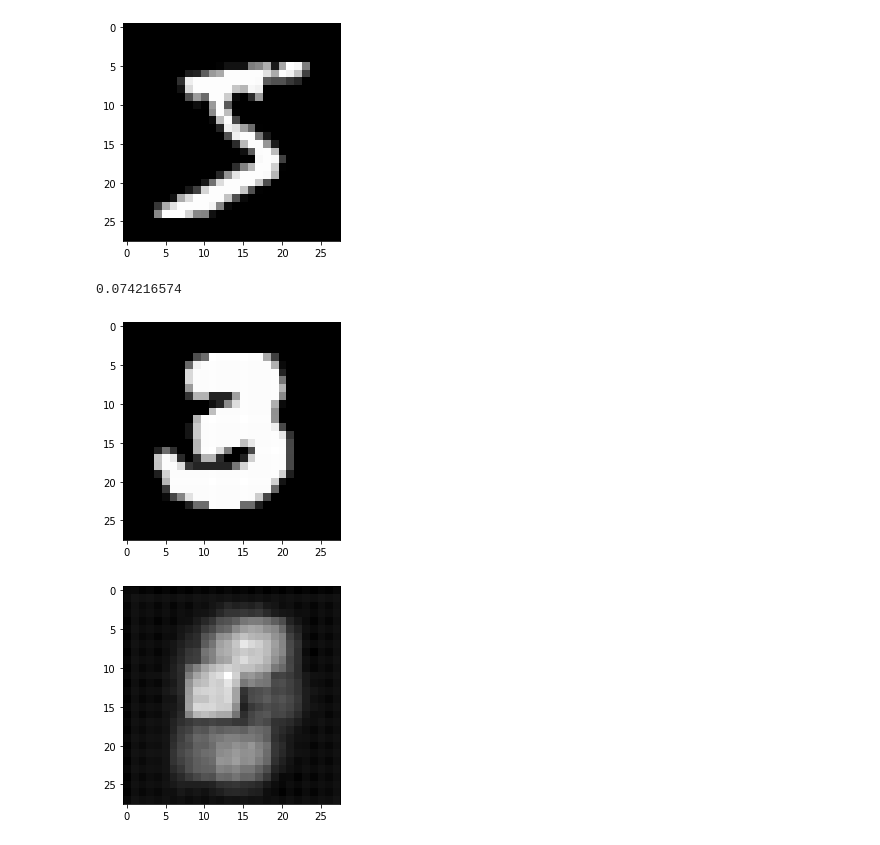
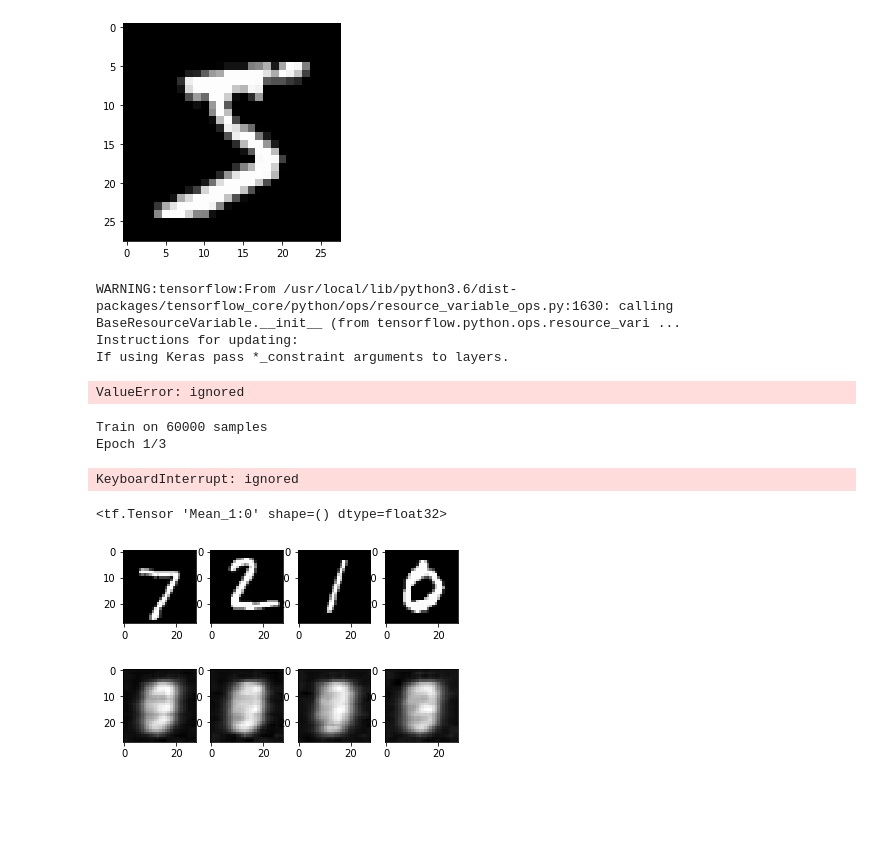
Before and after one commit to bgroenks96/normalizing-flows, a Jupyter notebook: affine-flows-experiments.ipynb, the cells around one changed output. Drawn from its saved outputs; the diff is of its cells as text; code cells hidden in the pictures; blank space fills up the shorter version.

Commit message:
Add beta updates

```diff
--- a/affine-flows-experiments.ipynb
+++ b/affine-flows-experiments.ipynb
@@ -26,6 +36,7 @@ for i in range(1, n_layers):
     flow(Planar())
 # %%
 def vae(wt, ht, flow, n_flows=1, hidden_units=64, z_size=64):
+    from tensorflow.keras.callbacks import LambdaCallback
     p = flow.param_count(z_size)
     input_0 = Input((wt, ht, 1))
     def conv_downsample(x):
@@ -36,36 +47,59 @@ def vae(wt, ht, flow, n_flows=1, hidden_units=64, z_size=64):
         g = GatedConv2DTranspose(hidden_units, 3, activation='linear')
         g_upsample = GatedConv2DTranspose(hidden_units, 3, strides=2)
         return g_upsample(g(x))
-    h = conv_downsample(input_0)
+    h = conv_downsample(conv_downsample(input_0))
     z_mu = Dense(z_size, activation='linear')(Flatten()(h))
     z_log_sigma = Dense(z_size, activation='linear')(Flatten()(h))
     params = Dense(flow.param_count(z_size), activation='linear')(Flatten()(h))
-    z_0, z_k, ldj, kld = FlowLayer(flow)([z_mu, z_log_sigma, params])
-    h_k = Dense(wt//2 * ht // 2, activation='linear')(z_k)
-    x_out = conv_upsample(Reshape((wt//2, ht//2, 1))(h_k))
-    output_0 = Conv2D(1, 1, activation='linear')(x_out)
+    flow_forward = FlowLayer(flow, min_beta=1.0E-3)
+    z_0, z_k, ldj, kld = flow_forward([z_mu, z_log_sigma, params])
+    h_k = Dense(wt//4 * ht // 4, activation='linear')(z_k)
+    h_k = Reshape((wt//4, ht//4, 1))(h_k)
+    x_out = conv_upsample(conv_upsample(h_k))
+    output_0 = Conv2D(1, 1, activation='linear', padding='same')(x_out)
+    beta_update = LambdaCallback(on_epoch_begin=lambda i,_: flow_forward.set_beta(1.0E-3/tf.math.exp(-i)))
     model = Model(inputs=input_0, outputs=output_0)
-    model.compile(loss='mse', optimizer='adam')
+    model.compile(loss='mse', optimizer='adam', callbacks=[beta_update])
     return model
 # %%
 x_train = np.expand_dims(X_train, axis=-1) #.reshape((-1, X_train.shape[1]*X_train.shape[2]))
 model = vae(x_train.shape[1], x_train.shape[2], flow, n_flows=n_layers, z_size=d)
+# %% [output]
+WARNING:tensorflow:From /usr/local/lib/python3.6/dist-packages/tensorflow_core/python/ops/resource_variable_ops.py:1630: calling BaseResourceVariable.__init__ (from tensorflow.python.ops.resource_vari ...
+Instructions for updating:
+If using Keras pass *_constraint arguments to layers.
+ValueError: ignored
 # %%
-model.fit(x_train, x_train, epochs=2, batch_size=128)
+model.fit(x_train, x_train, epochs=3, batch_size=128)
+# %% [output]
+Train on 60000 samples
+Epoch 1/3
+KeyboardInterrupt: ignored
 # %%
 x_test = np.expand_dims(X_test, axis=-1) #X_test.reshape((-1, X_test.shape[1]*X_test.shape[2]))
 x_pred = model.predict(x_test)
 # %%
 from tensorflow.keras.metrics import mean_squared_error
-tf.math.reduce_mean(mean_squared_error(x_test, x_pred)).numpy()
+tf.math.reduce_mean(mean_squared_error(x_test, x_pred))
 # %% [output]
-0.074216574
+<tf.Tensor 'Mean_1:0' shape=() dtype=float32>
-# %%
-i = 200
-plt.imshow(X_test[i], cmap='gray')
-plt.show()
-plt.imshow(x_pred[i].squeeze(), cmap='gray')
-plt.show()
-# %% [output]
-[figure, removed]
-[figure, removed]
+# %%
+plt.subplot(2,4,1)
+plt.imshow(X_test[0], cmap='gray')
+plt.subplot(2,4,2)
+plt.imshow(X_test[1], cmap='gray')
+plt.subplot(2,4,3)
+plt.imshow(X_test[2], cmap='gray')
+plt.subplot(2,4,4)
+plt.imshow(X_test[3], cmap='gray')
+plt.subplot(2,4,5)
+plt.imshow(x_pred[0].squeeze(), cmap='gray')
+plt.subplot(2,4,6)
+plt.imshow(x_pred[1].squeeze(), cmap='gray')
+plt.subplot(2,4,7)
+plt.imshow(x_pred[2].squeeze(), cmap='gray')
+plt.subplot(2,4,8)
+plt.imshow(x_pred[3].squeeze(), cmap='gray')
+plt.show()
+# %% [output]
+[figure, added]
```
Also changed, not shown: parts of 2 cells of this notebook, 1 other file.
